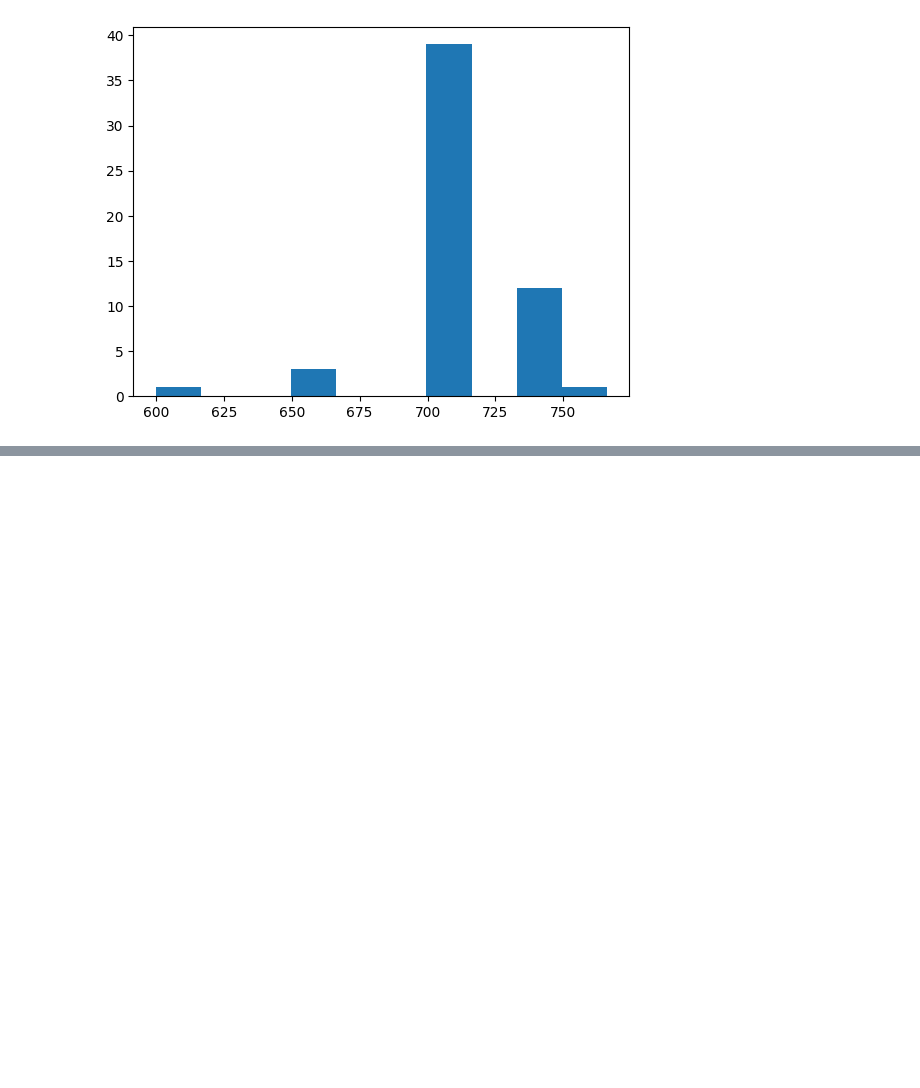
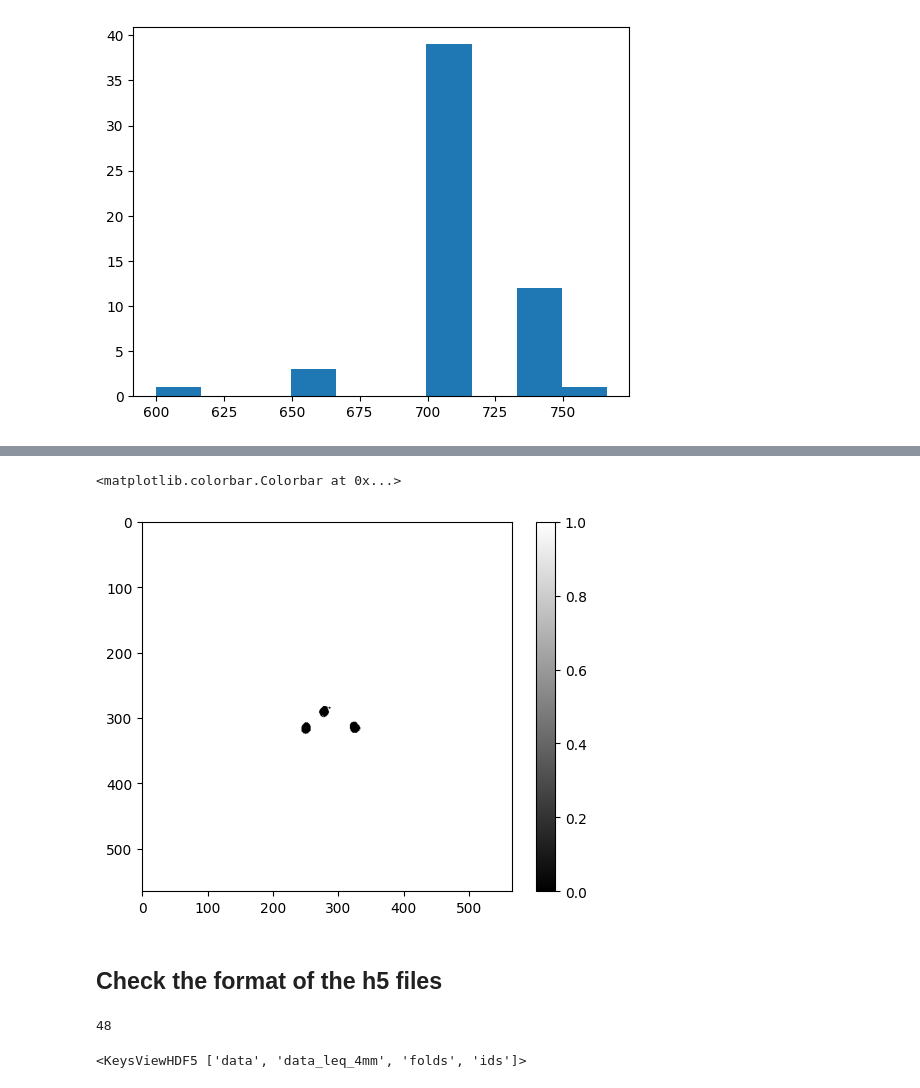
Before and after one commit to JdbermeoUZH/MastersThesisUIASegmentation, a Jupyter notebook: notebooks/random_stuff.ipynb, the cells around one changed output, grey strips where cells are left out. Saved outputs shown, nothing was run; the diff lists cells and outputs as text; code cells hidden in the pictures; blank space fills up the shorter version.

```diff
--- a/notebooks/random_stuff.ipynb
+++ b/notebooks/random_stuff.ipynb
@@ -97,0 +108,3 @@ plt.hist(np.array(shapes)[:, 1])
+# %%
+config = yaml.load(open('/scratch_net/biwidl319/jbermeo/MastersThesisUIASegmentation/config/training_hcp_t1w.yaml', 'r'),
+          Loader=yaml.FullLoader)
@@ -97,0 +145,16 @@ plt.hist(np.array(shapes)[:, 1])
+# %%
+split = 'train'
+ds = DatasetH5(
+    h5_filepath='/scratch_net/biwidl319/jbermeo/data/preprocessed/UIA_segmentation/USZ.h5',
+    fold=0,
+    split=split,
+    n_classes=21,
+    rescale_factor=None,
+    aug_params=config['segmentation']['augmentation'],
+    deformation=None,
+    bg_suppression_opts=config['segmentation']['bg_suppression_opts'],
+    seed=0,
+)
+# %%
+for a in ds:
+    break
@@ -97,0 +181,9 @@ plt.hist(np.array(shapes)[:, 1])
+# %%
+# Print image with a color bar showing the pixel values
+plt.imshow(a[4][60, :, :], cmap='gray', vmin=0, vmax=1)
+plt.colorbar()
+# %% [output]
+<matplotlib.colorbar.Colorbar at 0x...>
+[figure, added]
+# %% [markdown]
+## Check the format of the h5 files
@@ -97,0 +197,8 @@ plt.hist(np.array(shapes)[:, 1])
+# %%
+sys.getsizeof(h5f)
+# %% [output]
+48
+# %%
+h5f.keys()
+# %% [output]
+<KeysViewHDF5 ['data', 'data_leq_4mm', 'folds', 'ids']>
```
Also changed, not shown: parts of 35 cells of this notebook, 12 other files.
